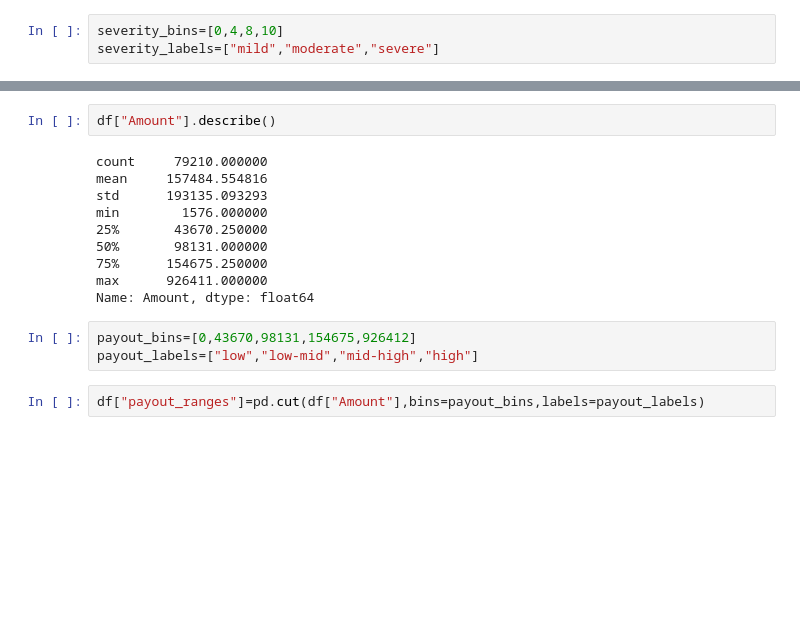
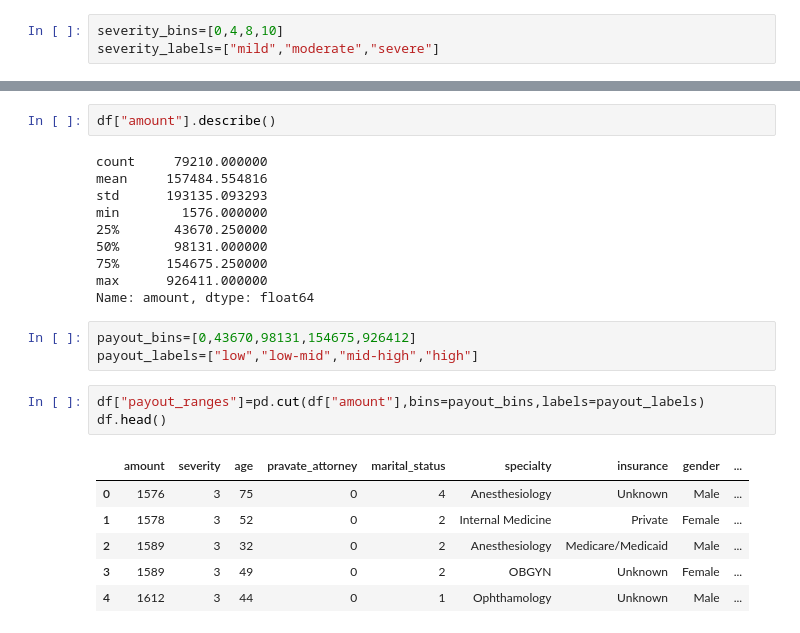
Before and after one commit to shannonmarie126/malpractice-analysis, a Jupyter notebook: malpractice_cleaning.ipynb, the cells around one changed output, grey strips where cells are left out. Saved outputs shown, nothing was run; the diff lists cells and outputs as text; blank space fills up the shorter version.

```diff
--- a/malpractice_cleaning.ipynb
+++ b/malpractice_cleaning.ipynb
@@ -46,7 +69,7 @@ df.head()
 | 3 | 1589 | 3 | 49 | 0 | 2 | OBGYN | Unknown | Female | ... |
 | 4 | 1612 | 3 | 44 | 0 | 1 | Ophthamology | Unknown | Male | ... |
 # %%
-df["Amount"].describe()
+df["amount"].describe()
 # %% [output]
 count     79210.000000
 mean     157484.554816
@@ -56,9 +79,17 @@ min        1576.000000
 50%       98131.000000
 75%      154675.250000
 max      926411.000000
-Name: Amount, dtype: float64
+Name: amount, dtype: float64
 # %%
 payout_bins=[0,43670,98131,154675,926412]
 payout_labels=["low","low-mid","mid-high","high"]
 # %%
-df["payout_ranges"]=pd.cut(df["Amount"],bins=payout_bins,labels=payout_labels)
+df["payout_ranges"]=pd.cut(df["amount"],bins=payout_bins,labels=payout_labels)
+df.head()
+# %% [output]
+|  | amount | severity | age | pravate_attorney | marital_status | specialty | insurance | gender | ... |
+| 0 | 1576 | 3 | 75 | 0 | 4 | Anesthesiology | Unknown | Male | ... |
+| 1 | 1578 | 3 | 52 | 0 | 2 | Internal Medicine | Private | Female | ... |
+| 2 | 1589 | 3 | 32 | 0 | 2 | Anesthesiology | Medicare/Medicaid | Male | ... |
+| 3 | 1589 | 3 | 49 | 0 | 2 | OBGYN | Unknown | Female | ... |
+| 4 | 1612 | 3 | 44 | 0 | 1 | Ophthamology | Unknown | Male | ... |
```
Also changed, not shown: parts of 22 cells of this notebook, 2 other files.
